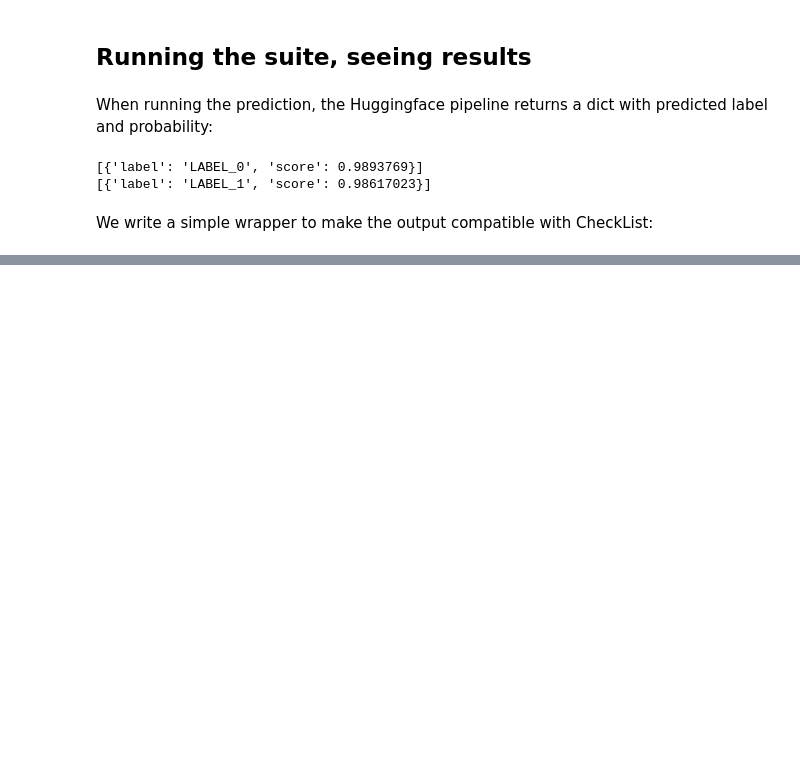
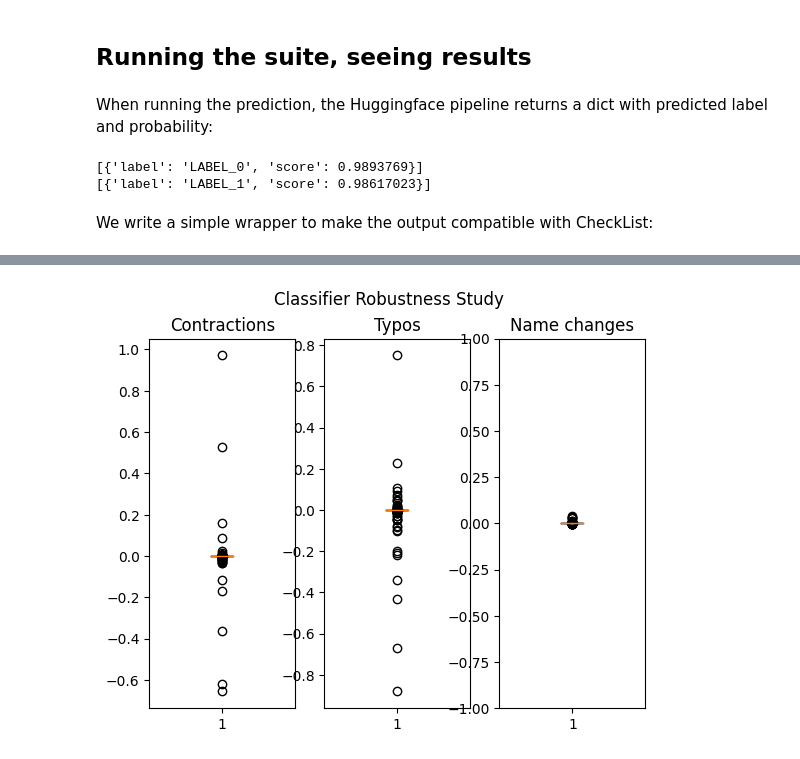
Before and after one commit to WrenMcQueary/cs_678_final_project, a Jupyter notebook: limitedink/robustness_checklist.ipynb, the cells around one changed output, grey strips where cells are left out. Saved outputs shown, nothing was run; the diff lists cells and outputs as text; code cells hidden in the pictures; blank space fills up the shorter version.

Commit message:
Included a box-and-whisker plot

```diff
--- a/limitedink/robustness_checklist.ipynb
+++ b/limitedink/robustness_checklist.ipynb
@@ -346 +346,17 @@ Most positive score disturbance: 0.0015590786933898926
 ________________________________________________________________
+# %%
+# Plot results as box-and-whisker plots
+from matplotlib import pyplot as plt
+
+fig, (ax1, ax2, ax3) = plt.subplots(1, 3)
+fig.suptitle("Classifier Robustness Study")
+ax1.set_title("Contractions")
+ax1.boxplot(contractions_score_disturbances)
+ax2.set_title("Typos")
+ax2.boxplot(typos_score_disturbances)
+ax3.set_title("Name changes")
+ax3.boxplot(names_score_disturbances)
+plt.ylim(-1 ,1)
+plt.show()
+# %% [output]
+[figure, added]
```
Also changed, not shown: parts of 2 cells of this notebook.
